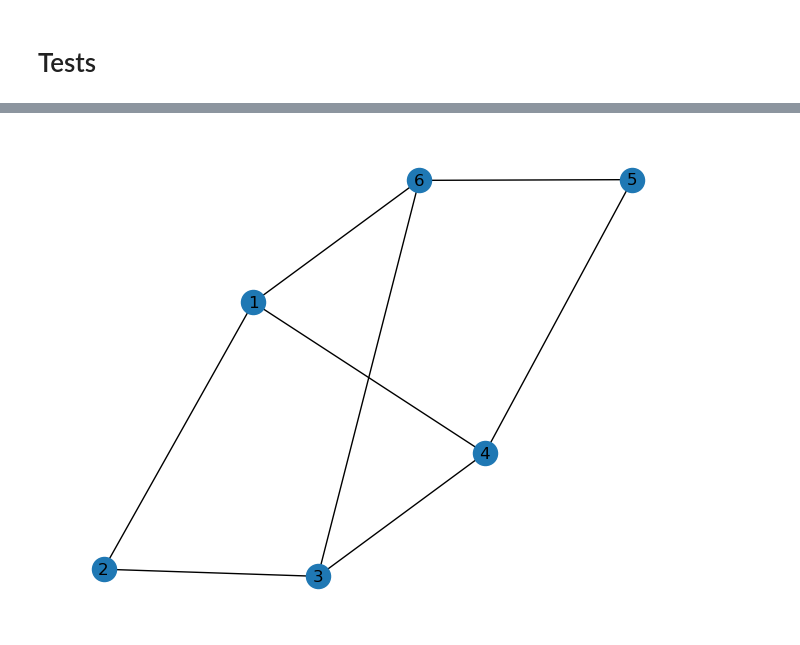
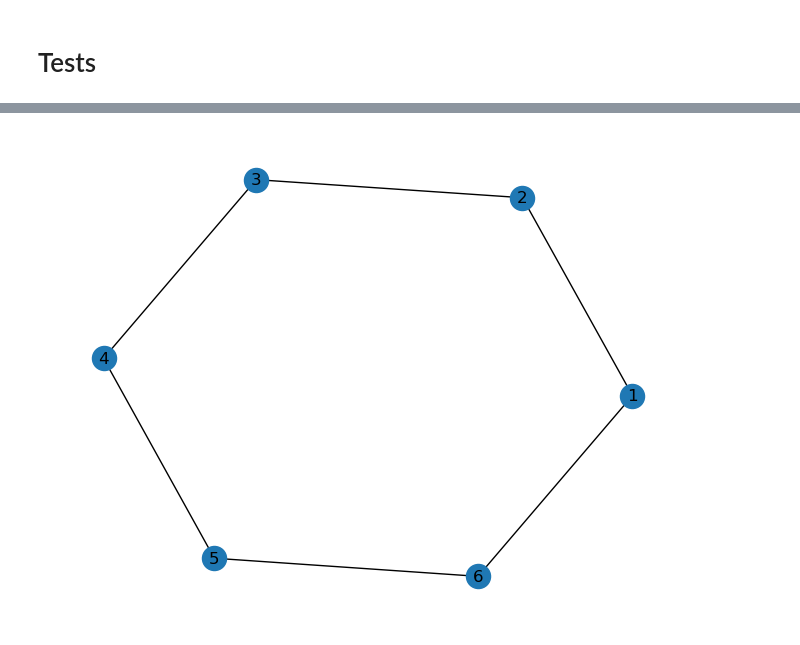
Before and after one commit to BinarySandia04/TFG, a Jupyter notebook: testo.ipynb, the cells around one changed output, grey strips where cells are left out. Drawn from its saved outputs; the diff is of its cells as text; code cells hidden in the pictures.

```diff
--- a/testo.ipynb
+++ b/testo.ipynb
@@ -268,13 +268,13 @@ class TN():
 
     @staticmethod
     def als(tn, t, err, iter_num=float('inf'), print_iters=False):
-        iters = 0
+        iters = 1
         rel_err = torch.norm(TN.eval(tn) - t).item() / torch.norm(t).item()
         while rel_err >= err:
             rel_err = torch.norm(TN.eval(tn) - t).item() / torch.norm(t).item()
             # print(torch.norm(TN.eval(tn) - t))
             if print_iters:
-                print("epoch " + str(iters+1) + "/" + str(iter_num) + " err: " + str(rel_err))
+                print("epoch " + str(iters) + "/" + str(iter_num) + " err: " + str(rel_err))
             if iters > iter_num:
                 break
             for k in range(1, len(tn.tensors) + 1):
@@ -382,7 +382,7 @@ class TN():
                 tn.set_core(res_core, k)
             iters += 1
             #return
-        # print("Done")
+        return rel_err
 # %%
 a = torch.randn(1,2,3,4,5)
 print(a.flip([4,3,2,1,0]).shape)
@@ -442,28 +442,83 @@ def search_ranks(t, G, max_rank=10, min_rank=3):
         print(str(r_list) + " => " + str(rel_err))
 # %%
 # Load image using PIL
-image = Image.open('doradito.png')  # Replace with your image path
 
-# Define transformation: convert image to tensor
-transform = transforms.ToTensor()
-device = "cpu"
+# image = Image.open('doradito.png')  # Replace with your image path
+# image_shape = (4, 2, 131, 4, 3, 41)
 
-# Apply transformation
-image_tensor = transform(image)
+image = Image.open('lenna.png')
 
-# Optional: check shape
-print(image_tensor.shape)  # (C, H, W)
-objective = image_tensor.reshape(4, 2, 131, 4, 3, 41).to(device)
+data = [
+    {
+        "shape": (3, 16, 8, 16, 8, 16),
+        "edges": [(1, 2), (2, 3), (3, 4), (4, 5), (5, 6), (6, 1)],
+        "ranks": [9, 9, 9, 9, 9, 9],
+        "iters": 20
+    },
+    {
+        "shape": (3, 16, 8, 16, 8, 16),
+        "edges": [(1, 2), (2, 3), (3, 4), (4, 5), (5, 6), (6, 1), (3, 6), (1, 4)],
+        "ranks": [9, 9, 12, 9, 9, 12, 8, 4],
+        "iters": 20
+    }
+]
 
-G = nx.Graph()
-G.add_edges_from([(1, 2), (2, 3), (3, 4), (4, 5), (5, 6), (6, 1), (3, 6), (1, 4)])
+i = 1
+for d in data:
+    print(d)
+    image_shape = d["shape"]
 
-nx.draw(G, with_labels=True)
-plt.show()
+    # Define transformation: convert image to tensor
+    transform = transforms.ToTensor()
+    # device = "cpu"
 
-print("Original: " + str(torch.numel(objective)))
-print("Tensor Network: " + str(ntn.get_tn_size()))
+    # Apply transformation
+    image_tensor = transform(image)
 
-ntn = TN(G, list(objective.shape), [9, 9,12,9, 9,12, 8, 4])
-TN.als(ntn, objective, 1e-3, iter_num=20, print_iters=True)
+    # Optional: check shape
+    # print(image_tensor.shape)  # (C, H, W)
+    objective = image_tensor.reshape(image_shape).to(device)
+
+    G = nx.Graph()
+    G.add_edges_from(d["edges"])
+
+    nx.draw(G, with_labels=True)
+    plt.savefig("results/graph-" + str(i) + ".png", format="PNG")
+    plt.show()
+    plt.clf()
+
+    print("Original: " + str(torch.numel(objective)))
+    print("Tensor Network: " + str(ntn.get_tn_size()))
+    print("CR: " + str(torch.numel(objective) / ntn.get_tn_size()))
+
+    # If image_tensor is (C, H, W), convert to (H, W, C)
+    image_np = image_tensor.permute(1, 2, 0).numpy()
+    # Show image
+    #plt.imshow(image_np)
+    #plt.axis('off')
+    #plt.show()
+    #plt.clf()
+
+    ntn = TN(G, list(objective.shape), d["ranks"])
+    rel_err = TN.als(ntn, objective, 1e-3, iter_num=d["iters"], print_iters=True)
+
+    # If image_tensor is (C, H, W), convert to (H, W, C)
+    image_np = TN.eval(ntn).reshape(image_tensor.shape).permute(1, 2, 0).cpu().numpy()
+
+    # Show image
+    norm = (image_np - np.min(image_np)) / (np.max(image_np) - np.min(image_np))
+    plt.imshow(norm)
+    plt.imsave("results/lenna-comp" + str(i) + ".png", norm)
+    plt.clf()
+
+    print("Rel Error: " + str(rel_err))
+
+    with open("results/data" + str(i) + ".txt", "w") as f:
+        f.write("Original: " + str(torch.numel(objective)))
+        f.write("Tensor Network: " + str(ntn.get_tn_size()))
+        f.write("CR: " + str(torch.numel(objective) / ntn.get_tn_size()))
+        f.write("Rel Error: " + str(rel_err))
+
+
+    i += 1
 # %% [output]
@@ -471 +526 @@ torch.Size([4, 262, 492])
-[figure, old version]
+[figure, new version]
```
Also changed, not shown: parts of 5 cells of this notebook, 9 other files.
